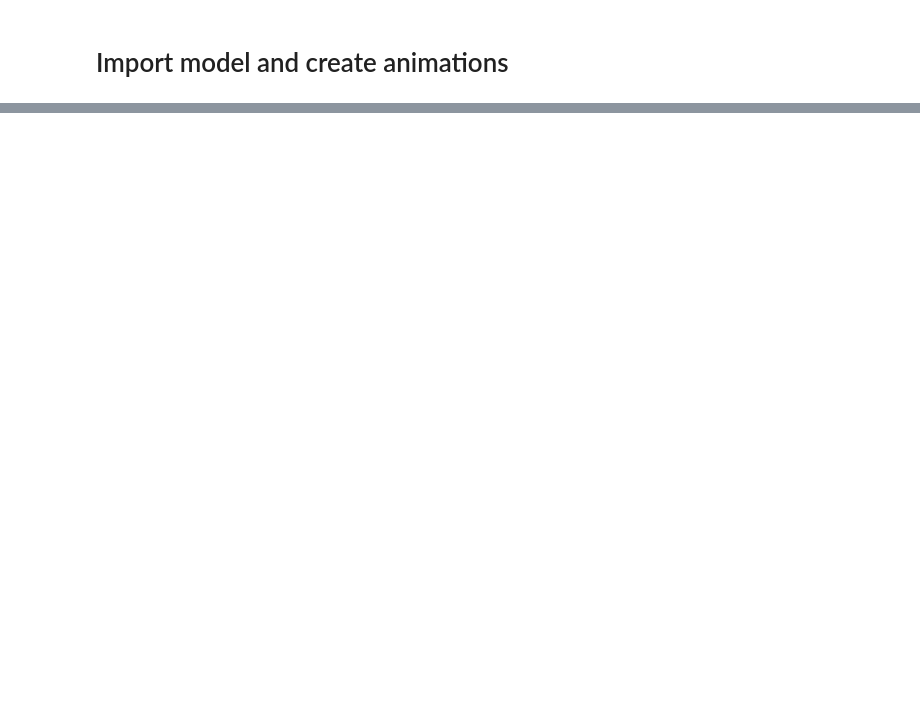
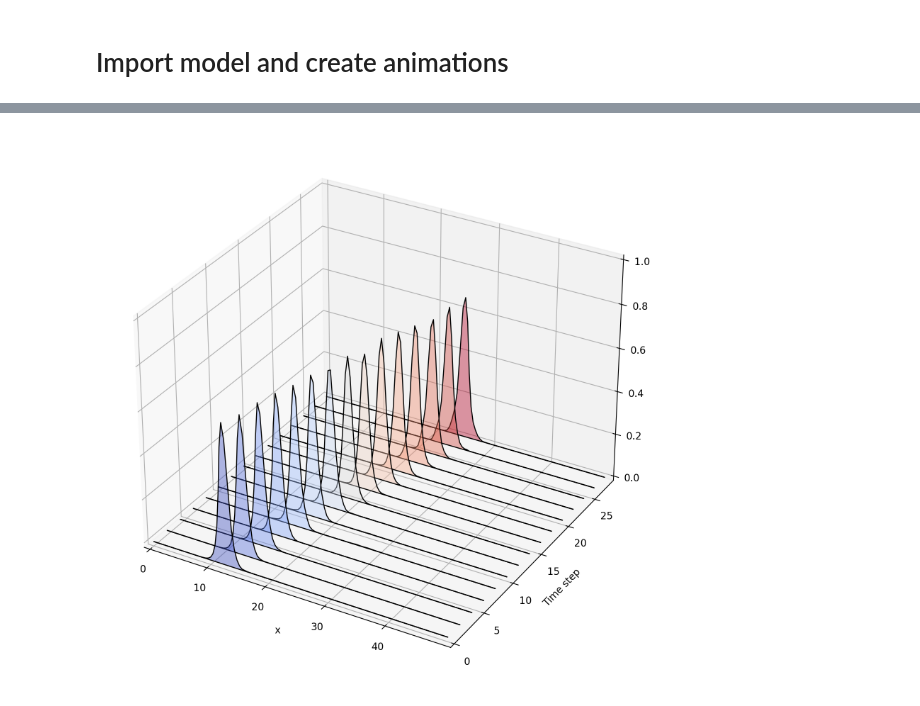
Before and after one commit to Kohmann/master-GAN, a Jupyter notebook: COTGAN/model_sampling.ipynb, the cells around one changed output, grey strips where cells are left out. Cells and saved outputs as stored; diff of their text form; code cells hidden in the pictures; blank space fills up the shorter version.

```diff
--- a/COTGAN/model_sampling.ipynb
+++ b/COTGAN/model_sampling.ipynb
@@ -216,0 +184,43 @@ MovieWriter ffmpeg unavailable; using Pillow instead.
+# %%
+import numpy
+from mpl_toolkits.mplot3d import Axes3D
+from matplotlib import pyplot
+from matplotlib.collections import PolyCollection
+
+def drawPropagation(sample, dt_step=1):
+
+    T = numpy.linspace(0, 50-50/120, 120)
+    z = numpy.arange(sample.shape[0])[::dt_step]#numpy.linspace(0, 10, 10)
+    sample = sample[::dt_step]
+    sx = T.size
+    sy = z.size
+
+    T = numpy.tile(T, (sy, 1))
+    z = numpy.tile(z, (sx, 1)).T
+
+    fig = pyplot.figure(figsize=(10,10), dpi=200)
+    ax = fig.add_subplot(1,1,1, projection='3d')
+    U = sample
+
+    verts = []
+    for i in range(T.shape[0]):
+        verts.append(list(zip(T[i, :], U[i, :])))
+
+    colors = pyplot.cm.coolwarm(numpy.linspace(0, 1, sy))
+
+    # make the color transparent
+    colors[:,3] = np.ones(sy) * 0.4 #numpy.linspace(0.1, 1, sy)
+
+    poly = PolyCollection(verts, facecolors=colors, edgecolors=(0,0,0,1))
+    ax.add_collection3d(poly, zs=z[:, 0], zdir='y')
+    ax.set_xlim3d(numpy.min(T), numpy.max(T))
+    ax.set_ylim3d(numpy.min(z), numpy.max(z))
+    ax.set_zlim3d(0, 1)
+    ax.set_xlabel('x')
+    #ax.set_zlabel('Time step')
+    ax.set_ylabel('Time step')
+
+drawPropagation(fake[single_example_nr], dt_step=2)
+pyplot.show()
+# %% [output]
+[figure, added]
```
Also changed, not shown: parts of 23 cells of this notebook, 5 other files.
